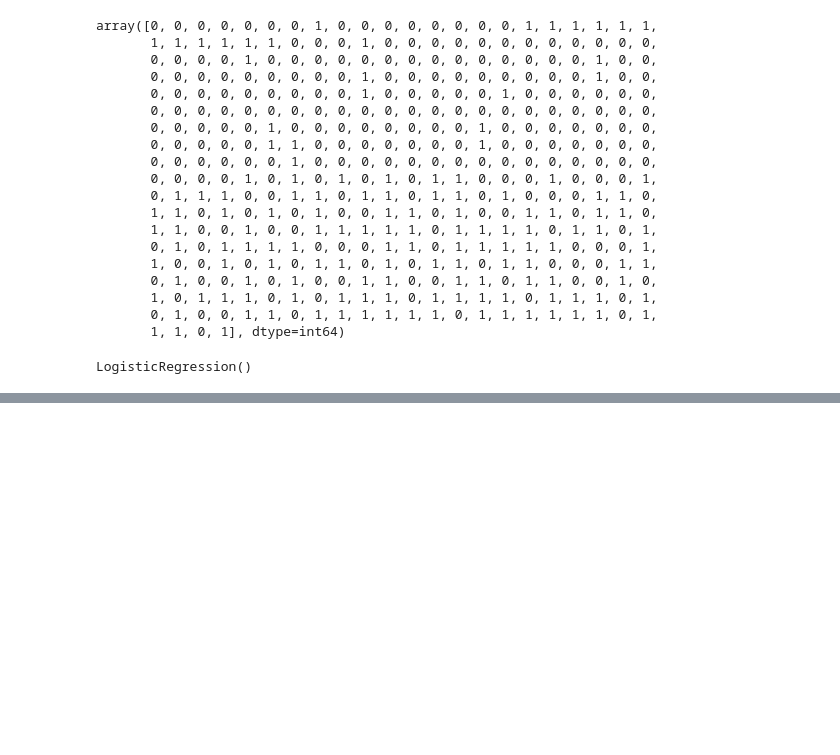
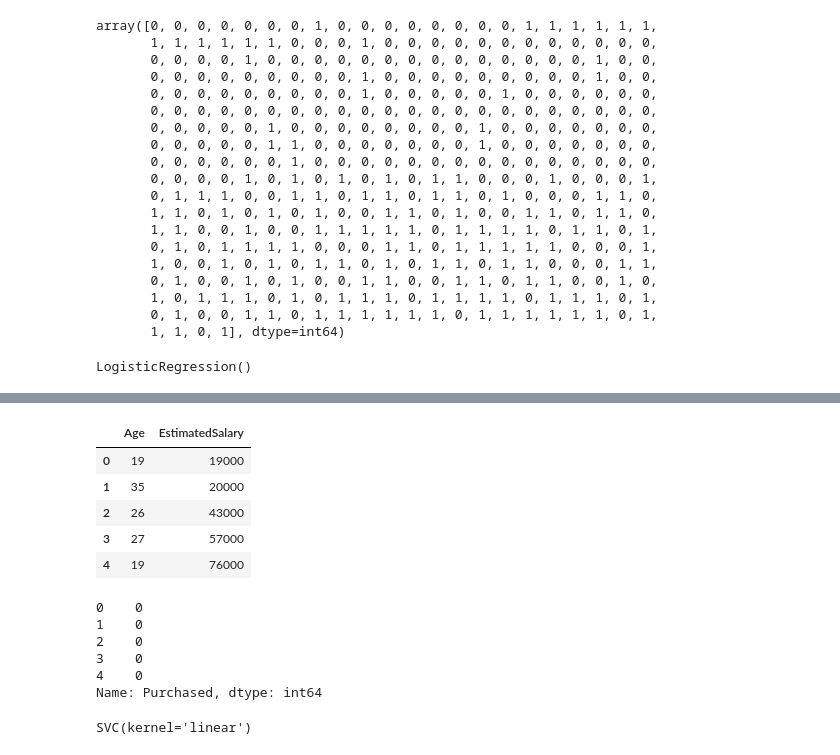
Before and after one commit to VishVandhan004/Code-404-, a Jupyter notebook: AI_ML/Machine_Learning1.ipynb, the cells around one changed output, grey strips where cells are left out. Cells and saved outputs as stored; diff of their text form; code cells hidden in the pictures; blank space fills up the shorter version.

```diff
--- a/AI_ML/Machine_Learning1.ipynb
+++ b/AI_ML/Machine_Learning1.ipynb
@@ -623,0 +721,6 @@ array([0, 1, 0, 0, 1, 0, 1, 1, 0, 0, 0, 0, 0, 0, 0, 1, 0, 1, 1, 0, 0, 1,
+# %%
+# SVM ALGORITHM
+import pandas as pd
+import numpy as np
+df = pd.read_csv('User_Data.csv')
+df.head()
@@ -623,0 +734,21 @@ array([0, 1, 0, 0, 1, 0, 1, 1, 0, 0, 0, 0, 0, 0, 0, 1, 0, 1, 1, 0, 0, 1,
+# %%
+X = df[['Age','EstimatedSalary']]
+y = df['Purchased']
+# %%
+X.head()
+# %% [output]
+|  | Age | EstimatedSalary |
+| 0 | 19 | 19000 |
+| 1 | 35 | 20000 |
+| 2 | 26 | 43000 |
+| 3 | 27 | 57000 |
+| 4 | 19 | 76000 |
+# %%
+y.head()
+# %% [output]
+0    0
+1    0
+2    0
+3    0
+4    0
+Name: Purchased, dtype: int64
@@ -623,0 +763,4 @@ array([0, 1, 0, 0, 1, 0, 1, 1, 0, 0, 0, 0, 0, 0, 0, 1, 0, 1, 1, 0, 0, 1,
+# %%
+clf.fit(X_train,y_train)
+# %% [output]
+SVC(kernel='linear')
```
Also changed, not shown: parts of 19 cells of this notebook, 1 other file.
